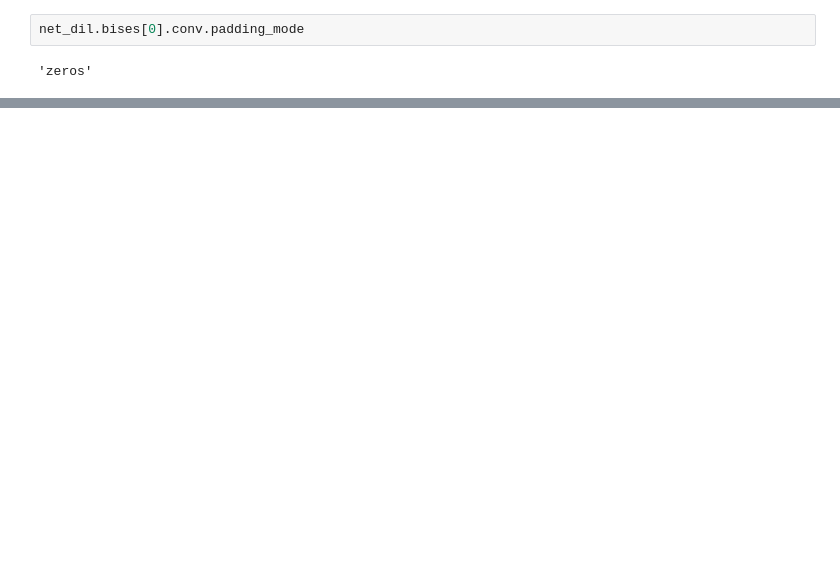
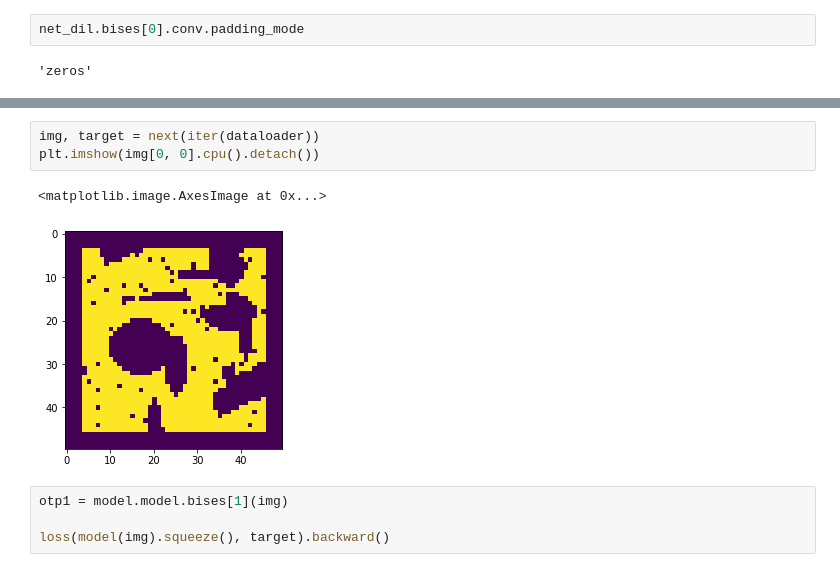
Before and after one commit to TheodoreAouad/3d_segm, a Jupyter notebook: Notebooks/DeepMorpho.ipynb, the cells around one changed output, grey strips where cells are left out. Cells and saved outputs as stored; diff of their text form; blank space fills up the shorter version.

```diff
--- a/Notebooks/DeepMorpho.ipynb
+++ b/Notebooks/DeepMorpho.ipynb
@@ -1024,0 +1067,10 @@ net_dil.bises[0].conv.padding_mode
+# %%
+img, target = next(iter(dataloader))
+plt.imshow(img[0, 0].cpu().detach())
+# %% [output]
+<matplotlib.image.AxesImage at 0x...>
+[figure, added]
+# %%
+otp1 = model.model.bises[1](img)
+
+loss(model(img).squeeze(), target).backward()
```
Also changed, not shown: parts of 19 cells of this notebook, 6 other files.
